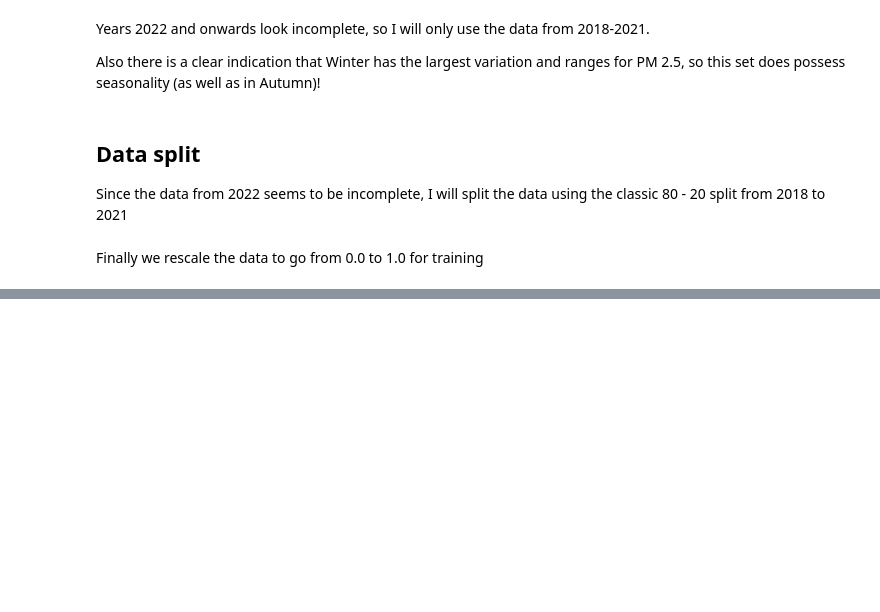
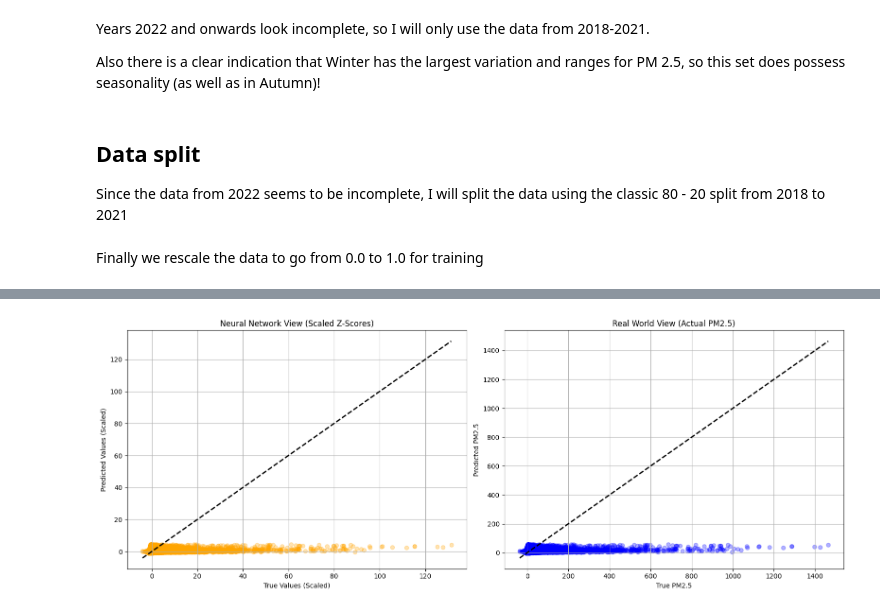
Before and after one commit to felix-rojas/air-quality-deeplearning, a Jupyter notebook: air-quality-data-filtering.ipynb, the cells around one changed output, grey strips where cells are left out. Cells and saved outputs as stored; diff of their text form; code cells hidden in the pictures; blank space fills up the shorter version.

```diff
--- a/air-quality-data-filtering.ipynb
+++ b/air-quality-data-filtering.ipynb
@@ -265,0 +692,25 @@ test_scaled = scaler.transform(test_data[['pm25']])
+# %%
+fig, axes = plt.subplots(1, 2, figsize=(16, 6))
+
+# --- Scaled Data ---
+axes[0].scatter(y_true_scaled, y_pred_scaled, alpha=0.3, color='orange')
+axes[0].plot([y_true_scaled.min(), y_true_scaled.max()],
+             [y_true_scaled.min(), y_true_scaled.max()], 'k--', lw=2)
+axes[0].set_title('Neural Network View (Scaled Z-Scores)')
+axes[0].set_xlabel('True Values (Scaled)')
+axes[0].set_ylabel('Predicted Values (Scaled)')
+axes[0].grid(True)
+
+# --- Actual Data ---
+axes[1].scatter(y_true_actual, y_pred_actual, alpha=0.3, color='blue')
+axes[1].plot([y_true_actual.min(), y_true_actual.max()],
+             [y_true_actual.min(), y_true_actual.max()], 'k--', lw=2)
+axes[1].set_title('Real World View (Actual PM2.5)')
+axes[1].set_xlabel('True PM2.5')
+axes[1].set_ylabel('Predicted PM2.5')
+axes[1].grid(True)
+
+plt.tight_layout()
+plt.show()
+# %% [output]
+[figure, added]
```
Also changed, not shown: parts of 20 cells of this notebook.
